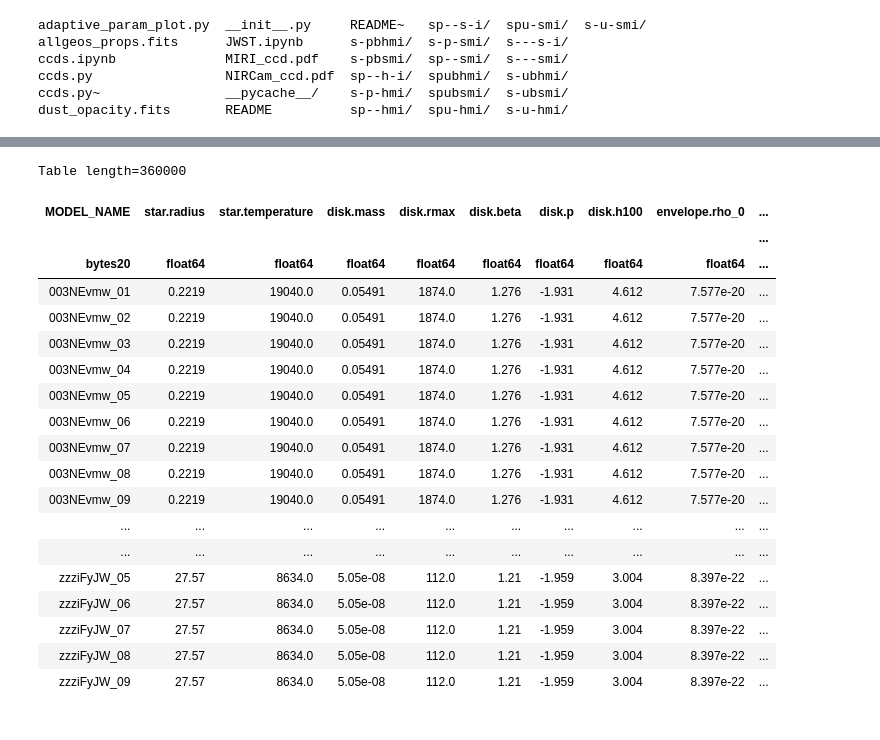
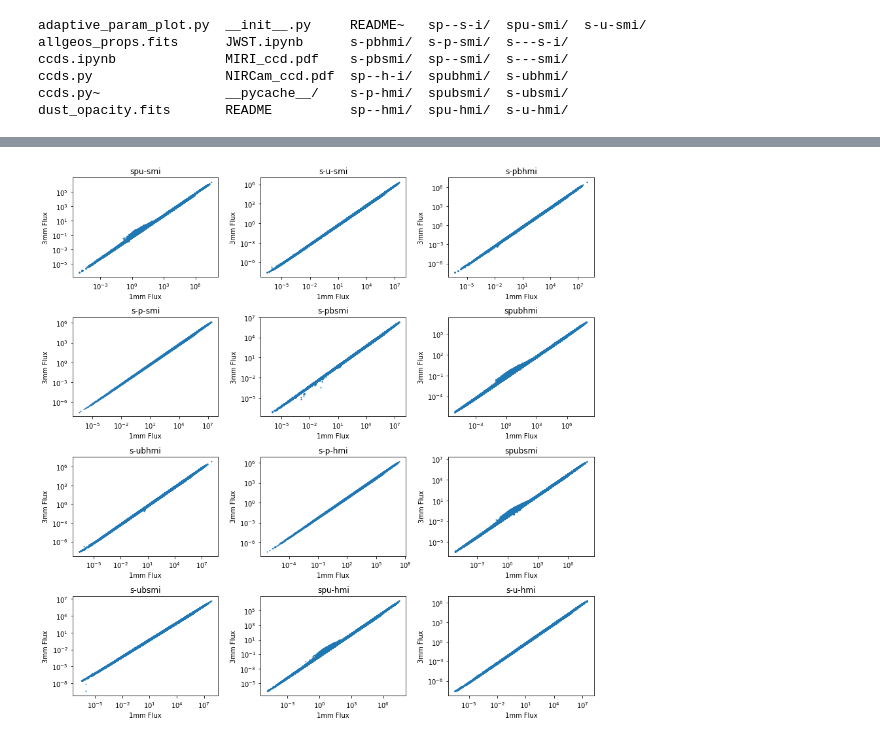
Before and after one commit to SpacialTree/machinelearning-homework, a Jupyter notebook: term_project/termproj.ipynb, the cells around one changed output, grey strips where cells are left out. Drawn from its saved outputs; the diff is of its cells as text; code cells hidden in the pictures.

```diff
--- a/term_project/termproj.ipynb
+++ b/term_project/termproj.ipynb
@@ -187,5 +193,5 @@ No Mass: sp--hmi
 # %%
-fig, axes = plt.subplots(6,3, figsize=(12,12))
+fig, axes = plt.subplots(4,3, figsize=(12,12))
 
 axs = axes.flatten()
 
@@ -195,6 +201,8 @@ for ii in range(len(axs)):
     axs[ii].set_xscale('log')
     axs[ii].set_yscale('log')
     axs[ii].set_title(geos[ii])
+    axs[ii].set_xlabel('Sphere Mass')
+    axs[ii].set_ylabel('1mm Flux')
     try:
         axs[ii].scatter(data_aug[ii]['Sphere Masses'][:, -1], data_1mm[ii]['TOTAL_FLUX'][:, -1], 1)
     except:
@@ -279,23 +213,20 @@ Text(0, 0.5, 'Flux')
-# %%
-data_aug
-# %% [output]
-Table length=360000
-| MODEL_NAME | star.radius | star.temperature | disk.mass | disk.rmax | disk.beta | disk.p | disk.h100 | envelope.rho_0 | ... |
-|  |  |  |  |  |  |  |  |  | ... |
-| bytes20 | float64 | float64 | float64 | float64 | float64 | float64 | float64 | float64 | ... |
-| 003NEvmw_01 | 0.2219 | 19040.0 | 0.05491 | 1874.0 | 1.276 | -1.931 | 4.612 | 7.577e-20 | ... |
-| 003NEvmw_02 | 0.2219 | 19040.0 | 0.05491 | 1874.0 | 1.276 | -1.931 | 4.612 | 7.577e-20 | ... |
-| 003NEvmw_03 | 0.2219 | 19040.0 | 0.05491 | 1874.0 | 1.276 | -1.931 | 4.612 | 7.577e-20 | ... |
-| 003NEvmw_04 | 0.2219 | 19040.0 | 0.05491 | 1874.0 | 1.276 | -1.931 | 4.612 | 7.577e-20 | ... |
-| 003NEvmw_05 | 0.2219 | 19040.0 | 0.05491 | 1874.0 | 1.276 | -1.931 | 4.612 | 7.577e-20 | ... |
-| 003NEvmw_06 | 0.2219 | 19040.0 | 0.05491 | 1874.0 | 1.276 | -1.931 | 4.612 | 7.577e-20 | ... |
-| 003NEvmw_07 | 0.2219 | 19040.0 | 0.05491 | 1874.0 | 1.276 | -1.931 | 4.612 | 7.577e-20 | ... |
-| 003NEvmw_08 | 0.2219 | 19040.0 | 0.05491 | 1874.0 | 1.276 | -1.931 | 4.612 | 7.577e-20 | ... |
-| 003NEvmw_09 | 0.2219 | 19040.0 | 0.05491 | 1874.0 | 1.276 | -1.931 | 4.612 | 7.577e-20 | ... |
-| ... | ... | ... | ... | ... | ... | ... | ... | ... | ... |
-| ... | ... | ... | ... | ... | ... | ... | ... | ... | ... |
-| zzziFyJW_05 | 27.57 | 8634.0 | 5.05e-08 | 112.0 | 1.21 | -1.959 | 3.004 | 8.397e-22 | ... |
-| zzziFyJW_06 | 27.57 | 8634.0 | 5.05e-08 | 112.0 | 1.21 | -1.959 | 3.004 | 8.397e-22 | ... |
-| zzziFyJW_07 | 27.57 | 8634.0 | 5.05e-08 | 112.0 | 1.21 | -1.959 | 3.004 | 8.397e-22 | ... |
-| zzziFyJW_08 | 27.57 | 8634.0 | 5.05e-08 | 112.0 | 1.21 | -1.959 | 3.004 | 8.397e-22 | ... |
-| zzziFyJW_09 | 27.57 | 8634.0 | 5.05e-08 | 112.0 | 1.21 | -1.959 | 3.004 | 8.397e-22 | ... |
+# %%
+fig, axes = plt.subplots(4,3, figsize=(12,12))
+
+axs = axes.flatten()
+
+#axs[0].scatter(data_aug_spubhmi['Line-of-Sight Masses'][:, -1], data_1mm_spubhmi['TOTAL_FLUX'][:, -1], 1)
+
+for ii in range(len(axs)):
+    axs[ii].set_xscale('log')
+    axs[ii].set_yscale('log')
+    axs[ii].set_title(geos[ii])
+    axs[ii].set_xlabel('1mm Flux')
+    axs[ii].set_ylabel('3mm Flux')
+    try:
+        axs[ii].scatter(data_1mm[ii]['TOTAL_FLUX'][:, -1], data_3mm[ii]['TOTAL_FLUX'][:, -1], 1)
+    except:
+        print('No Mass:', geos[ii])
+fig.tight_layout()
+# %% [output]
+[figure, added]
```
Also changed, not shown: parts of 46 cells of this notebook, 3 other files.
